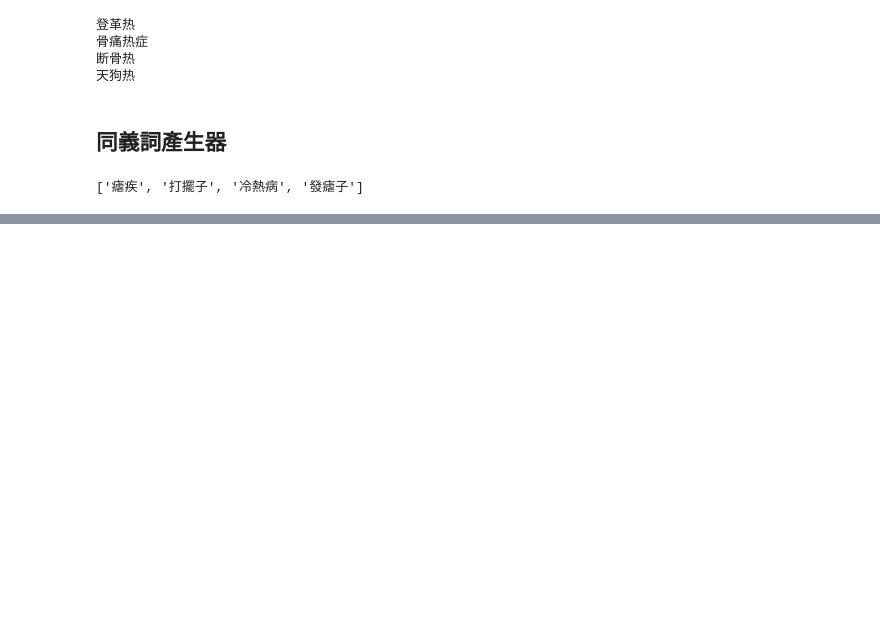
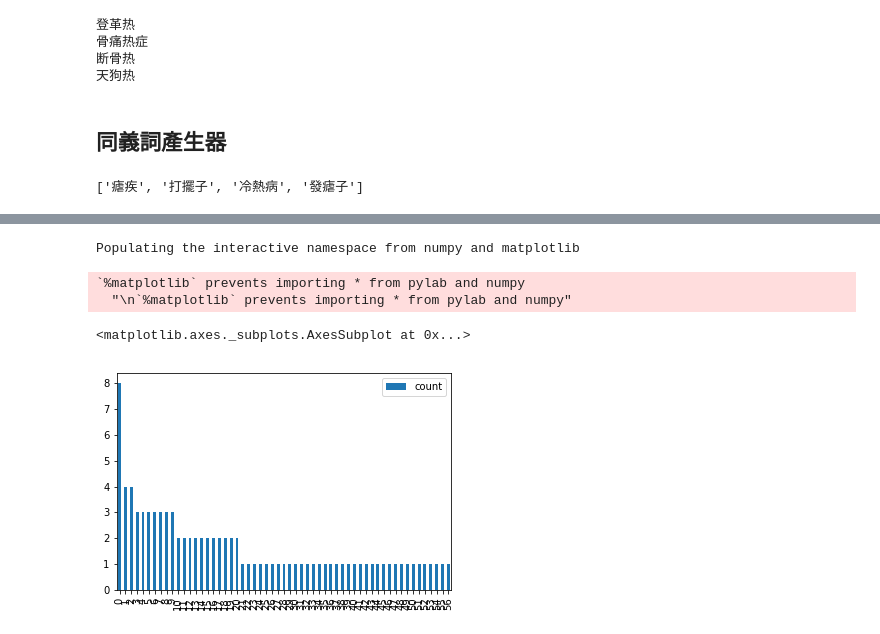
Before and after one commit to ywchiu/cdc_course, a Jupyter notebook: Demo20170927.ipynb, the cells around one changed output, grey strips where cells are left out. Drawn from its saved outputs; the diff is of its cells as text; code cells hidden in the pictures; blank space fills up the shorter version.

Commit message:
get new words

```diff
--- a/Demo20170927.ipynb
+++ b/Demo20170927.ipynb
@@ -478,0 +576,16 @@ getSynonym('疟疾')
+# %%
+# method 1
+dic = {}
+for w in jieba.cut(article):
+    if w not in dic:
+        dic[w] = 1
+    else:
+        dic[w] = dic[w] + 1
+
+import operator
+swd = sorted(dic.items(), key=operator.itemgetter(1), reverse=True)
+# %%
+from collections import Counter
+words = [w for w in jieba.cut(article)]
+c = Counter(words)
+c.most_common(10)
@@ -478,0 +603,19 @@ getSynonym('疟疾')
+# %%
+import re
+import pandas
+common_terms = []
+for k, v in c.most_common(100):
+    if len(k) >= 2 and re.match('[\u4E00-\u9FA5]+', k):
+        #print(k,v)
+        common_terms.append({'keyword': k, 'count': v})
+# %%
+df = pandas.DataFrame(common_terms)
+# %%
+%pylab inline
+df.plot(kind = 'bar')
+# %% [output]
+Populating the interactive namespace from numpy and matplotlib
+`%matplotlib` prevents importing * from pylab and numpy
+  "\n`%matplotlib` prevents importing * from pylab and numpy"
+<matplotlib.axes._subplots.AxesSubplot at 0x...>
+[figure, added]
```
Also changed, not shown: parts of 13 cells of this notebook.
